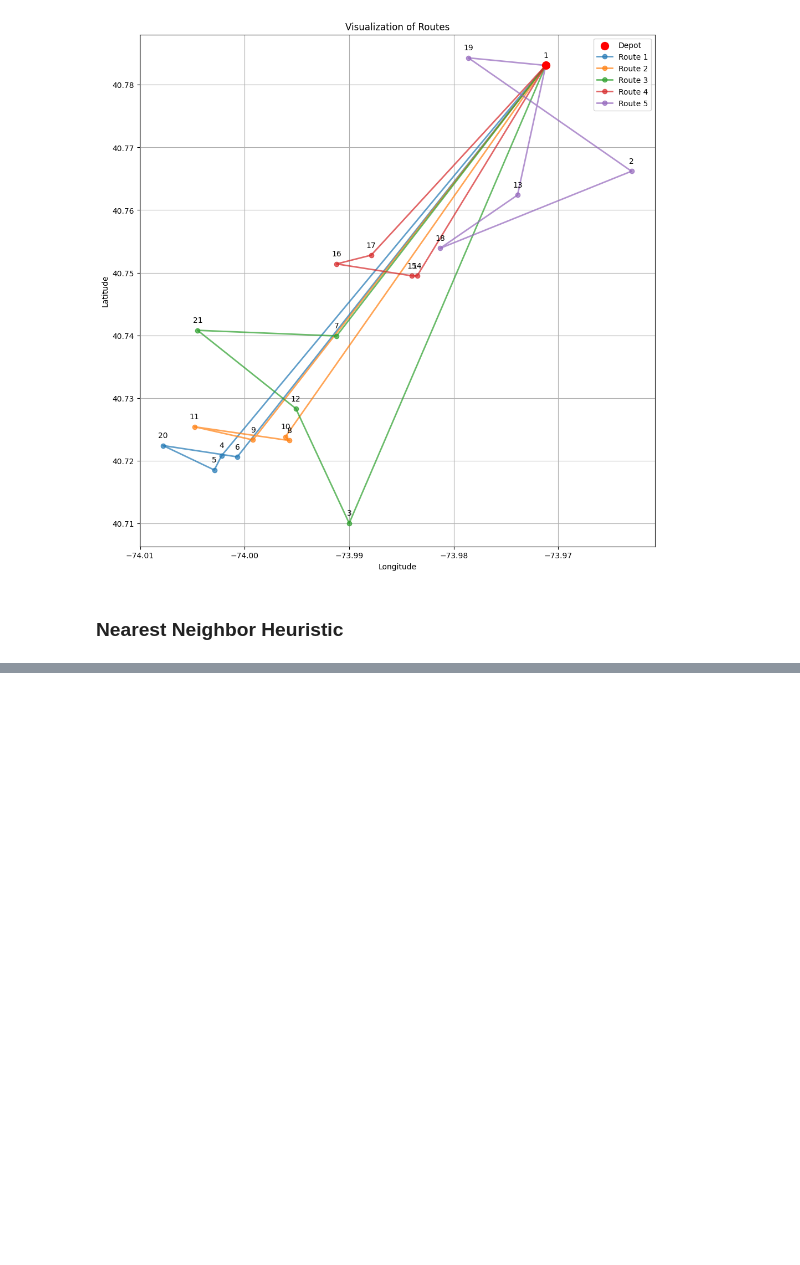
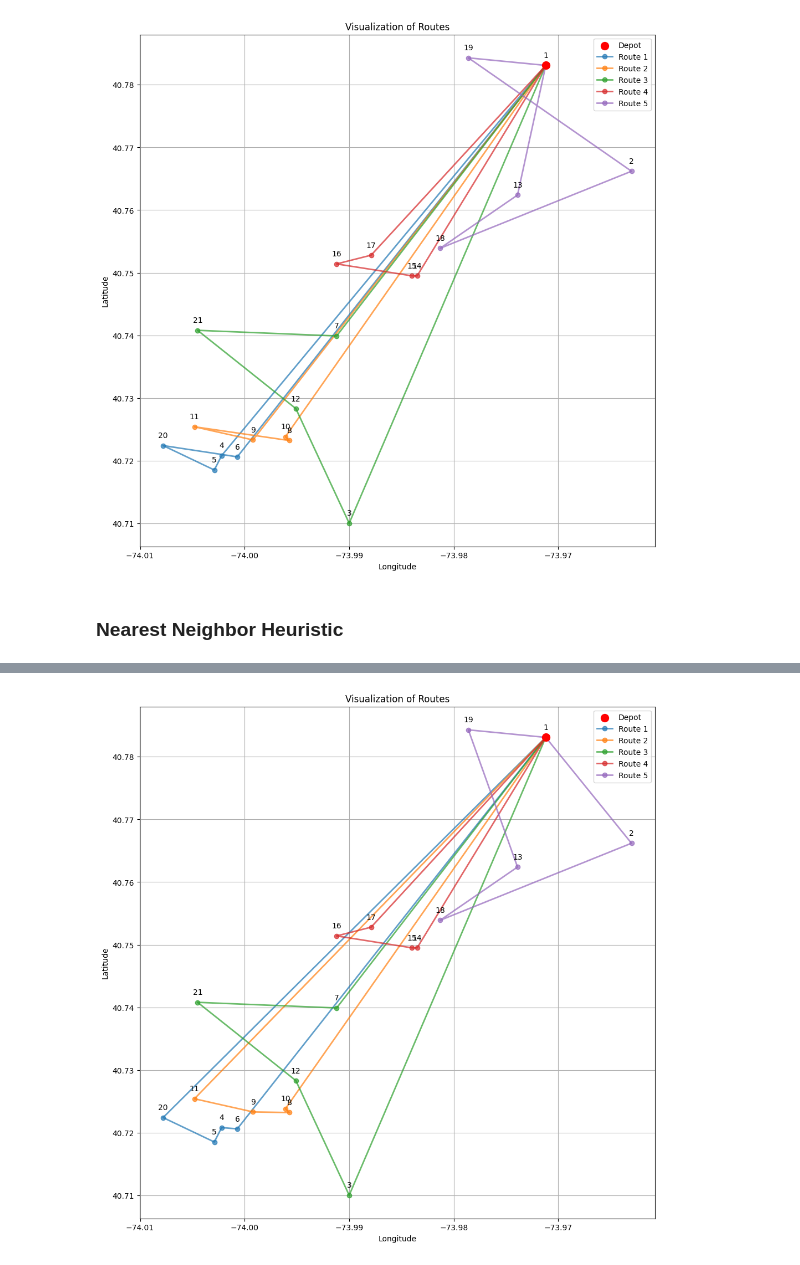
Before and after one commit to samswain2/MSIA-FQ2, a Jupyter notebook: 440_msia/05_hw/05_hw_code.ipynb, the cells around one changed output, grey strips where cells are left out. Drawn from its saved outputs; the diff is of its cells as text; code cells hidden in the pictures; blank space fills up the shorter version.

```diff
--- a/440_msia/05_hw/05_hw_code.ipynb
+++ b/440_msia/05_hw/05_hw_code.ipynb
@@ -273,0 +298,15 @@ plot_routes(input_data, nn_all_routes)
+# %%
+# Calculate the cost for each route in nn_optimized_routes
+nn_optimized_route_costs = []  # List to store the costs of each optimized route
+nn_optimized_total_cost = 0  # To keep track of the sum of all route costs
+
+for route in nn_optimized_routes:
+    nn_total_distance = 0  # Reset the total distance for this route
+    for i in range(len(route) - 1):
+        nn_total_distance += dist_matrix.get((route[i], route[i + 1]), 0)
+    nn_cost = calculate_cost(nn_total_distance)  # Calculate the cost for this route
+    nn_optimized_route_costs.append((route, nn_cost))  # Append the route and its cost to the list
+    nn_optimized_total_cost += nn_cost  # Add the cost of this route to the total cost
+
+# Pretty-print the calculated costs
+pretty_print_costs(nn_optimized_route_costs, nn_optimized_total_cost)
@@ -273,0 +353,5 @@ plot_routes(input_data, nn_all_routes)
+# %%
+# Run the plot function
+plot_routes(input_data, optimized_routes)
+# %% [output]
+[figure, added]
```
Also changed, not shown: parts of 9 cells of this notebook.
